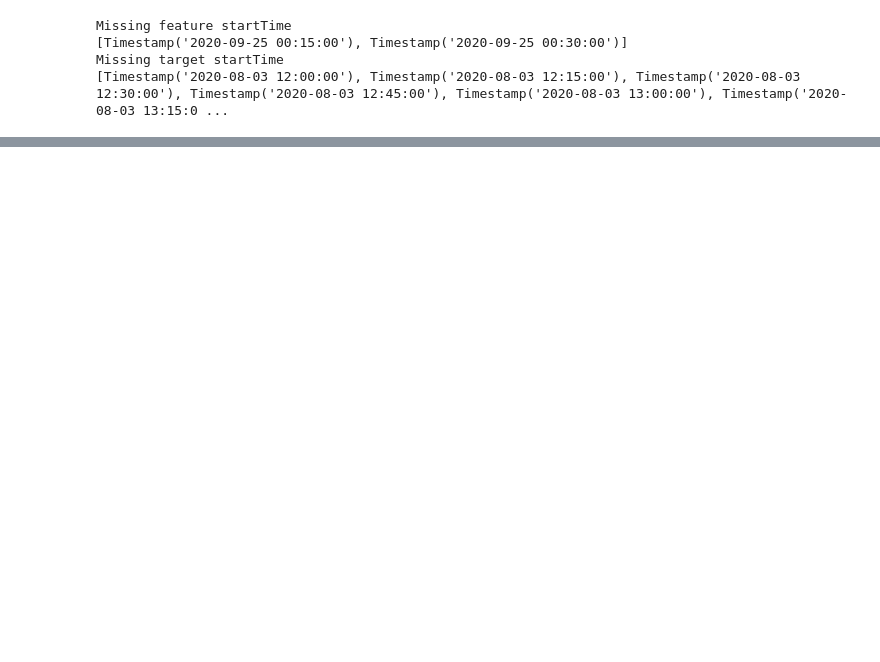
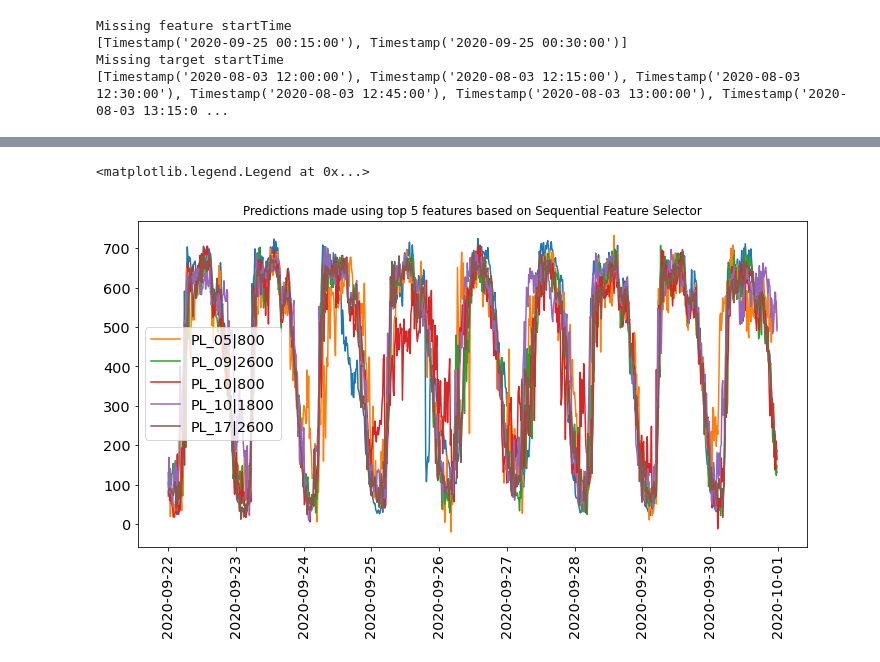
Before and after one commit to acatovic/kth-traffic-counter, a Jupyter notebook: code/TrafficCounter_kasper.ipynb, the cells around one changed output, grey strips where cells are left out. Drawn from its saved outputs; the diff is of its cells as text; code cells hidden in the pictures; blank space fills up the shorter version.

```diff
--- a/code/TrafficCounter_kasper.ipynb
+++ b/code/TrafficCounter_kasper.ipynb
@@ -169,0 +432,20 @@ RMSE baseline merge data : 186.86146795991186
+# %%
+from sklearn.feature_selection import SelectKBest, chi2, f_classif
+
+from mlxtend.feature_selection import SequentialFeatureSelector as SFS
+
+D = 5
+clf = xgb.XGBRegressor()
+
+sfs1 = SFS(clf,
+           k_features=D,
+           forward=True,
+           floating=False,
+           verbose=2,
+           n_jobs=-1,
+           scoring='r2',
+           )
+
+sfs1.fit(X_train_pivot,y_train_pivot,custom_feature_names=X_train_pivot.columns)
+print("Features selected are:")
+print(sfs1.k_feature_names_)
@@ -169,0 +478,11 @@ RMSE baseline merge data : 186.86146795991186
+# %%
+plt.plot(y_test_col)
+for top_n_feature in sfs1.k_feature_names_:
+    y_df = pd.DataFrame(pred_dict[top_n_feature],index=y_test_col.index)
+    plt.plot(y_df,label=top_n_feature)
+plt.xticks(rotation=90)
+plt.title('Predictions made using top 5 features based on Sequential Feature Selector')
+plt.legend()
+# %% [output]
+<matplotlib.legend.Legend at 0x...>
+[figure, added]
```
Also changed, not shown: parts of 48 cells of this notebook.
